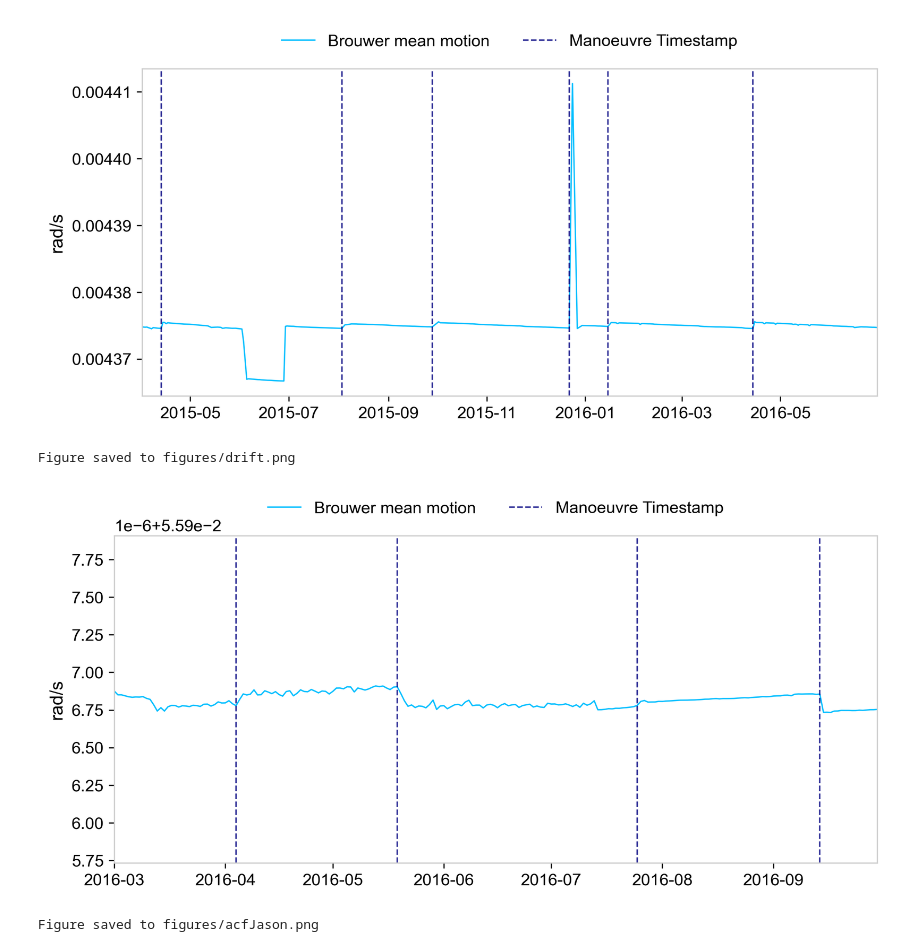
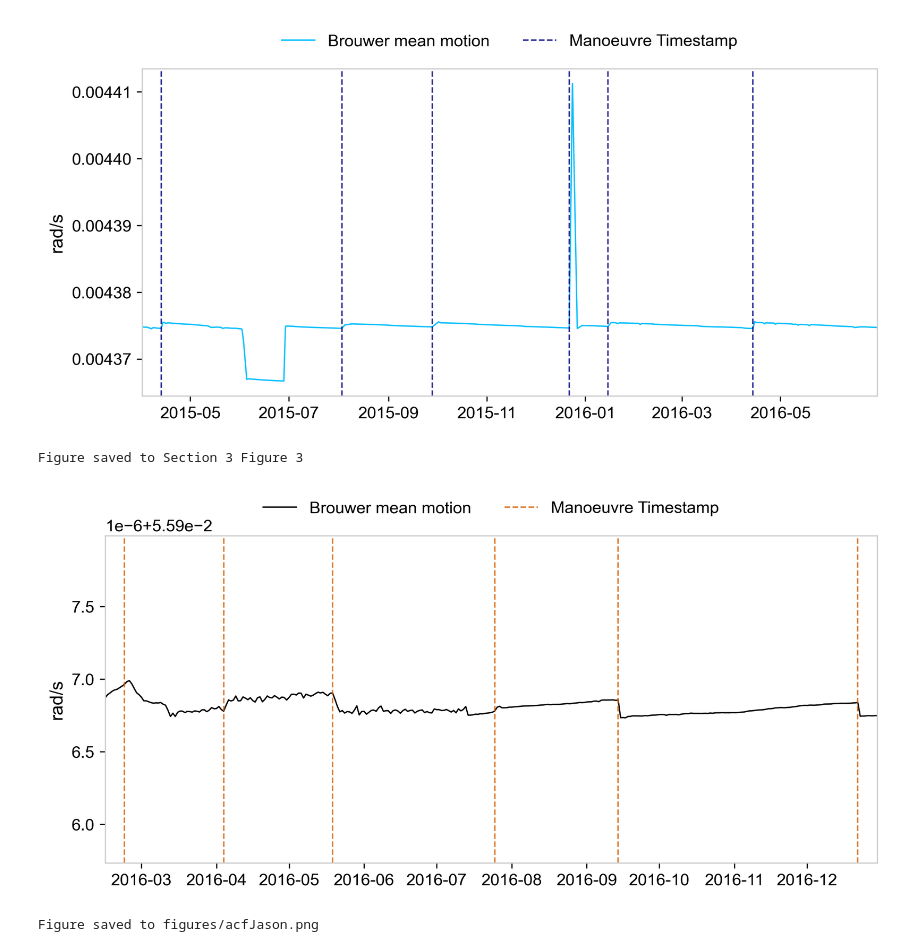
Before and after one commit to MariSuar/satellite-orbit-anomaly-detection, a Jupyter notebook: 2_eda.ipynb, the cells around one changed output. Saved outputs shown, nothing was run; the diff lists cells and outputs as text; code cells hidden in the pictures.

```diff
--- a/2_eda.ipynb
+++ b/2_eda.ipynb
@@ -152,9 +369,9 @@ def plot_variable_with_maneuvers(df_orbital, df_maneuver, satellite_name, variab
     }
 
     default_config = {
-        "line_color_orbital": "deepskyblue",
+        "line_color_orbital": "#000000",
         "line_color_residuals": "orange",
-        "line_color_maneuvers": "navy",
+        "line_color_maneuvers": "#D55E00",
         "tick_color": "black",
         "frame_color": "#cccccc",
         "marker": "o" if show_markers else None,
@@ -857,10 +809,10 @@ Figure saved to figures/F2EA1.png
 [figure]
 # %%
 #Drift
-plot_variable_with_maneuvers(df_orbital, df_maneuver, "Jason_3", "Brouwer mean motion","2016-03-01","2016-09-30", save_path="figures/drift.png")
+plot_variable_with_maneuvers(df_orbital, df_maneuver, "Jason_3", "Brouwer mean motion","2016-02-15","2016-12-30", save_path="Section 3 Figure 3")
 # %% [output]
-Figure saved to figures/drift.png
+Figure saved to Section 3 Figure 3
-[figure, old version]
+[figure, new version]
 # %%
 plot_acf_pacf(df_orbital, "Jason_3", "Brouwer mean motion",save_path="figures/acfJason.png",lags=30)
 # %% [output]
```
Also changed, not shown: parts of 11 cells of this notebook, 1 other file.
